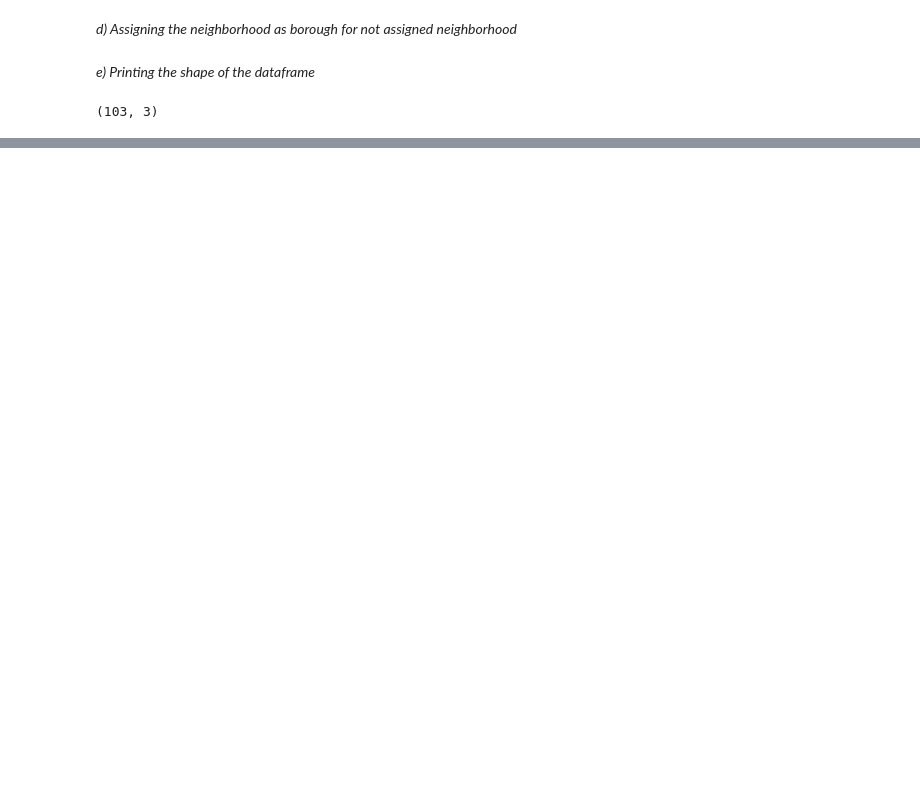
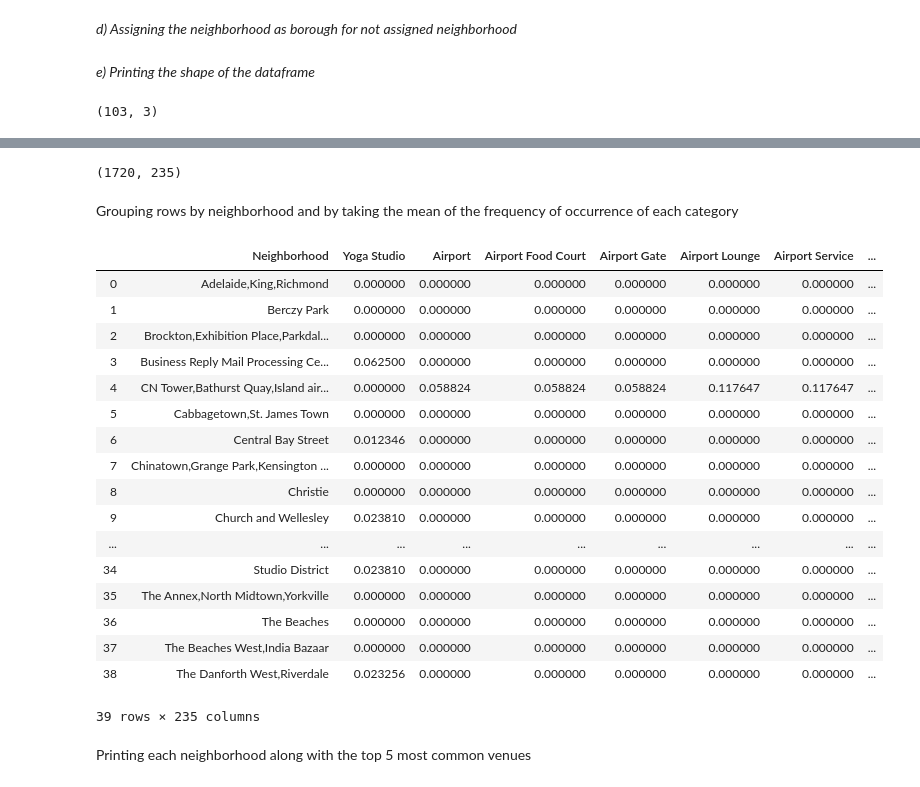
Before and after one commit to Katherinka/Coursera_Capstone, a Jupyter notebook: Coursera_Capstone.ipynb, the cells around one changed output, grey strips where cells are left out. Cells and saved outputs as stored; diff of their text form; code cells hidden in the pictures; blank space fills up the shorter version.

```diff
--- a/Coursera_Capstone.ipynb
+++ b/Coursera_Capstone.ipynb
@@ -99,0 +224,21 @@ df_geo
+# %%
+# function that extracts the category of the venue
+def get_category_type(row):
+    try:
+        categories_list = row['categories']
+    except:
+        categories_list = row['venue.categories']
+
+    if len(categories_list) == 0:
+        return None
+    else:
+        return categories_list[0]['name']
+# %%
+from pandas.io.json import json_normalize
+venues = results['response']['groups'][0]['items']
+nearby_venues = json_normalize(venues) # flatten JSON
+filtered_columns = ['venue.name', 'venue.categories', 'venue.location.lat', 'venue.location.lng']
+nearby_venues =nearby_venues.loc[:, filtered_columns]
+nearby_venues['venue.categories'] = nearby_venues.apply(get_category_type, axis=1)
+nearby_venues.columns = [col.split(".")[-1] for col in nearby_venues.columns]
+nearby_venues.head()
@@ -99,0 +296,5 @@ df_geo
+# %%
+toronto_venues = getNearbyVenues(names=toronto_data['Neighborhood'],
+                                   latitudes=toronto_data['Latitude'],
+                                   longitudes=toronto_data['Longitude'])
+toronto_venues.head()
@@ -99,0 +353,6 @@ df_geo
+# %%
+toronto_onehot = pd.get_dummies(toronto_venues[['Venue Category']], prefix="", prefix_sep="")
+toronto_onehot['Neighborhood'] = toronto_venues['Neighborhood']
+fixed_columns = [toronto_onehot.columns[-1]] + list(toronto_onehot.columns[:-1])
+toronto_onehot = toronto_onehot[fixed_columns]
+toronto_onehot.head()
@@ -99,0 +367,30 @@ df_geo
+# %%
+toronto_onehot.shape
+# %% [output]
+(1720, 235)
+# %% [markdown]
+Grouping rows by neighborhood and by taking the mean of the frequency of occurrence of each category
+# %%
+toronto_grouped = toronto_onehot.groupby('Neighborhood').mean().reset_index()
+toronto_grouped
+# %% [output]
+|  | Neighborhood | Yoga Studio | Airport | Airport Food Court | Airport Gate | Airport Lounge | Airport Service | ... |
+| 0 | Adelaide,King,Richmond | 0.000000 | 0.000000 | 0.000000 | 0.000000 | 0.000000 | 0.000000 | ... |
+| 1 | Berczy Park | 0.000000 | 0.000000 | 0.000000 | 0.000000 | 0.000000 | 0.000000 | ... |
+| 2 | Brockton,Exhibition Place,Parkdal... | 0.000000 | 0.000000 | 0.000000 | 0.000000 | 0.000000 | 0.000000 | ... |
+| 3 | Business Reply Mail Processing Ce... | 0.062500 | 0.000000 | 0.000000 | 0.000000 | 0.000000 | 0.000000 | ... |
+| 4 | CN Tower,Bathurst Quay,Island air... | 0.000000 | 0.058824 | 0.058824 | 0.058824 | 0.117647 | 0.117647 | ... |
+| 5 | Cabbagetown,St. James Town | 0.000000 | 0.000000 | 0.000000 | 0.000000 | 0.000000 | 0.000000 | ... |
+| 6 | Central Bay Street | 0.012346 | 0.000000 | 0.000000 | 0.000000 | 0.000000 | 0.000000 | ... |
+| 7 | Chinatown,Grange Park,Kensington ... | 0.000000 | 0.000000 | 0.000000 | 0.000000 | 0.000000 | 0.000000 | ... |
+| 8 | Christie | 0.000000 | 0.000000 | 0.000000 | 0.000000 | 0.000000 | 0.000000 | ... |
+| 9 | Church and Wellesley | 0.023810 | 0.000000 | 0.000000 | 0.000000 | 0.000000 | 0.000000 | ... |
+| ... | ... | ... | ... | ... | ... | ... | ... | ... |
+| 34 | Studio District | 0.023810 | 0.000000 | 0.000000 | 0.000000 | 0.000000 | 0.000000 | ... |
+| 35 | The Annex,North Midtown,Yorkville | 0.000000 | 0.000000 | 0.000000 | 0.000000 | 0.000000 | 0.000000 | ... |
+| 36 | The Beaches | 0.000000 | 0.000000 | 0.000000 | 0.000000 | 0.000000 | 0.000000 | ... |
+| 37 | The Beaches West,India Bazaar | 0.000000 | 0.000000 | 0.000000 | 0.000000 | 0.000000 | 0.000000 | ... |
+| 38 | The Danforth West,Riverdale | 0.023256 | 0.000000 | 0.000000 | 0.000000 | 0.000000 | 0.000000 | ... |
+39 rows × 235 columns
+# %% [markdown]
+Printing each neighborhood along with the top 5 most common venues
```
Also changed, not shown: parts of 42 cells of this notebook.
